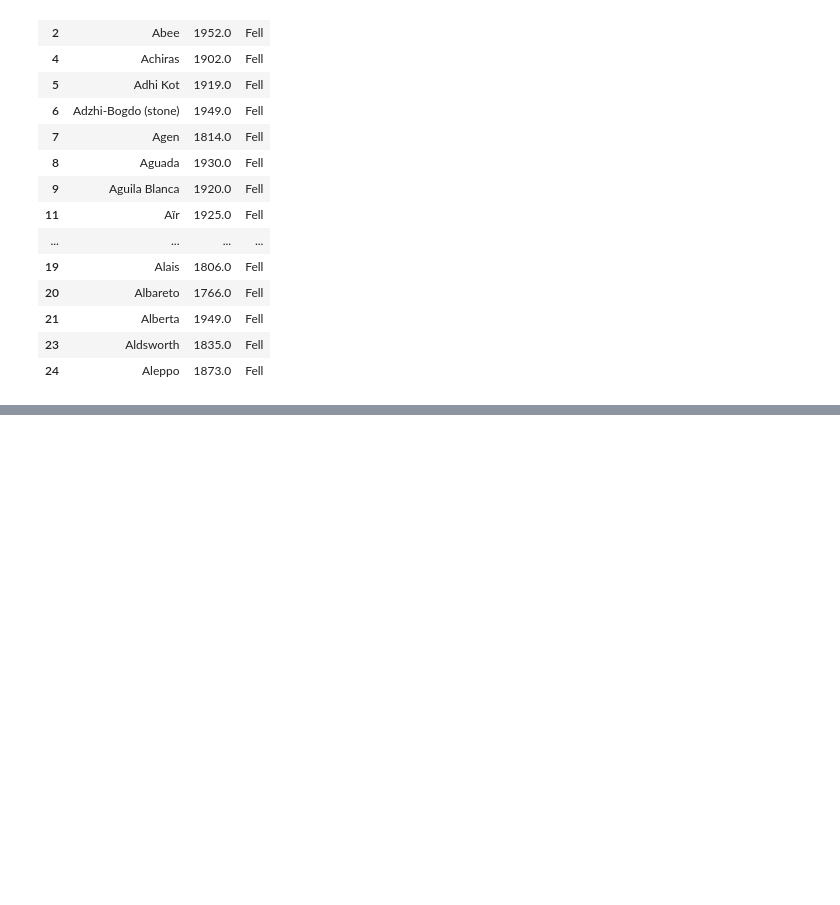
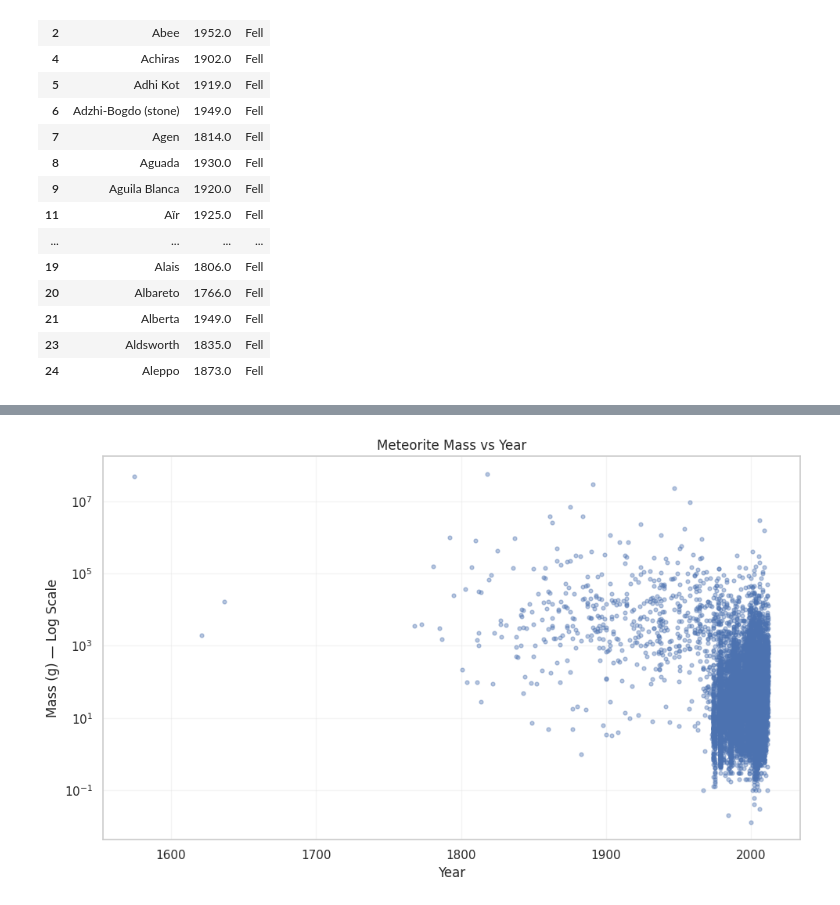
Before and after one commit to manaswiniyoshitha2006-netizen/ML-Evaluation, a Jupyter notebook: notebooks/clustering.ipynb, the cells around one changed output, grey strips where cells are left out. Saved outputs shown, nothing was run; the diff lists cells and outputs as text; code cells hidden in the pictures; blank space fills up the shorter version.

Commit message:
Added meteorite mass relationship analysis

```diff
--- a/notebooks/clustering.ipynb
+++ b/notebooks/clustering.ipynb
@@ -1108,0 +1115,31 @@ IQR-flagged year records: 1991
+# %%
+mass_year_df = df.dropna(subset=["mass (g)", "year"]).copy()
+
+mass_year_df = mass_year_df[
+    (mass_year_df["mass (g)"] > 0)
+    & (mass_year_df["year"] > 0)
+]
+
+plot_df = mass_year_df.sample(
+    n=min(10000, len(mass_year_df)),
+    random_state=42
+)
+
+plt.figure(figsize=(10, 6))
+
+plt.scatter(
+    plot_df["year"],
+    plot_df["mass (g)"],
+    alpha=0.4,
+    s=12
+)
+
+plt.yscale("log")
+plt.title("Meteorite Mass vs Year")
+plt.xlabel("Year")
+plt.ylabel("Mass (g) — Log Scale")
+plt.grid(alpha=0.2)
+plt.tight_layout()
+plt.show()
+# %% [output]
+[figure, added]
```
Also changed, not shown: parts of 5 cells of this notebook.
